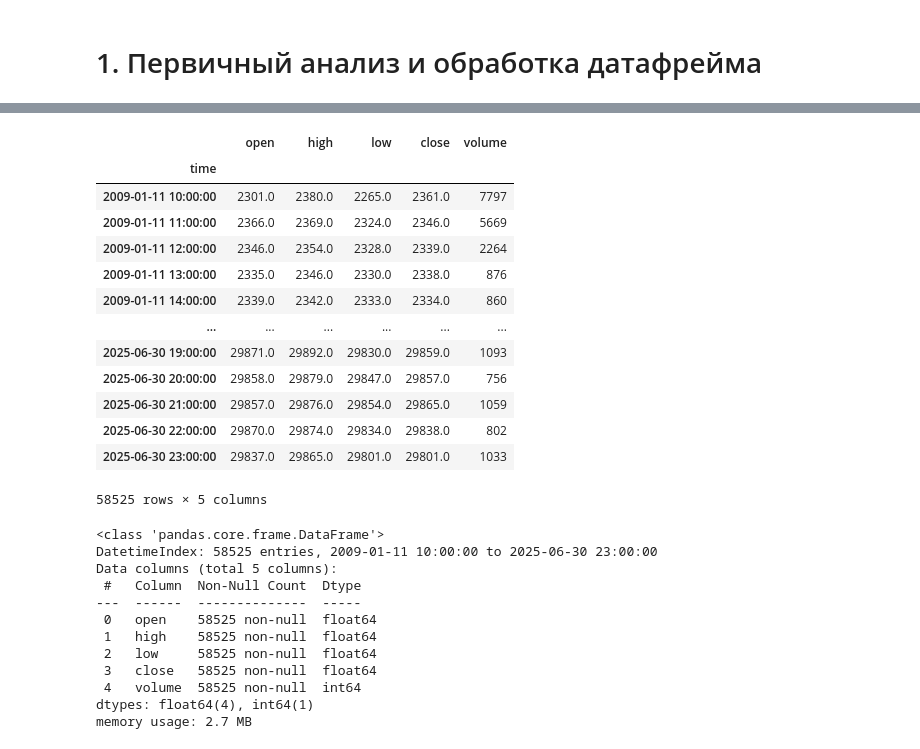
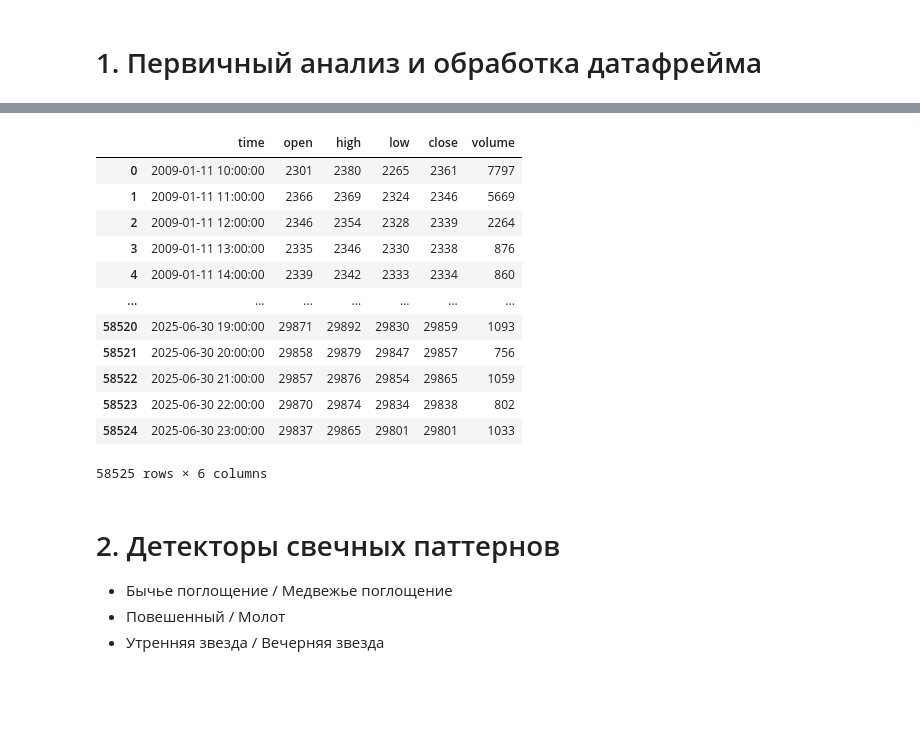
Before and after one commit to AlexKosuhin/AlgoTrading, a Jupyter notebook: Свечные паттерны/1.Обработка и детекция свечных паттернов.ipynb, the cells around one changed output, grey strips where cells are left out. Cells and saved outputs as stored; diff of their text form; code cells hidden in the pictures; blank space fills up the shorter version.

```diff
--- a/Свечные паттерны/1.Обработка и детекция свечных паттернов.ipynb
+++ b/Свечные паттерны/1.Обработка и детекция свечных паттернов.ipynb
@@ -150,18 +91,0 @@ numbers =
-# %%
-result = changes_of_data_types(sber_1h, time_index=True)
-result
-# %% [output]
-|  | open | high | low | close | volume |
-| time |  |  |  |  |  |
-| 2009-01-11 10:00:00 | 2301.0 | 2380.0 | 2265.0 | 2361.0 | 7797 |
-| 2009-01-11 11:00:00 | 2366.0 | 2369.0 | 2324.0 | 2346.0 | 5669 |
-| 2009-01-11 12:00:00 | 2346.0 | 2354.0 | 2328.0 | 2339.0 | 2264 |
-| 2009-01-11 13:00:00 | 2335.0 | 2346.0 | 2330.0 | 2338.0 | 876 |
-| 2009-01-11 14:00:00 | 2339.0 | 2342.0 | 2333.0 | 2334.0 | 860 |
-| ... | ... | ... | ... | ... | ... |
-| 2025-06-30 19:00:00 | 29871.0 | 29892.0 | 29830.0 | 29859.0 | 1093 |
-| 2025-06-30 20:00:00 | 29858.0 | 29879.0 | 29847.0 | 29857.0 | 756 |
-| 2025-06-30 21:00:00 | 29857.0 | 29876.0 | 29854.0 | 29865.0 | 1059 |
-| 2025-06-30 22:00:00 | 29870.0 | 29874.0 | 29834.0 | 29838.0 | 802 |
-| 2025-06-30 23:00:00 | 29837.0 | 29865.0 | 29801.0 | 29801.0 | 1033 |
-58525 rows × 5 columns
@@ -176,15 +91,0 @@ def changes_of_data_types(data, time_index=False):
-# %%
-sber_1h.info()
-# %% [output]
-<class 'pandas.core.frame.DataFrame'>
-DatetimeIndex: 58525 entries, 2009-01-11 10:00:00 to 2025-06-30 23:00:00
-Data columns (total 5 columns):
- #   Column  Non-Null Count  Dtype
----  ------  --------------  -----
- 0   open    58525 non-null  float64
- 1   high    58525 non-null  float64
- 2   low     58525 non-null  float64
- 3   close   58525 non-null  float64
- 4   volume  58525 non-null  int64
-dtypes: float64(4), int64(1)
-memory usage: 2.7 MB
@@ -190,0 +98,24 @@ memory usage: 2.7 MB
+# %%
+sber_1h_bad = good_dataframe(sber, '1h')
+sber_1h_bad = sber_1h_bad.reset_index()
+sber_1h = sber_type(sber_1h_bad)
+sber_1h
+# %% [output]
+|  | time | open | high | low | close | volume |
+| 0 | 2009-01-11 10:00:00 | 2301 | 2380 | 2265 | 2361 | 7797 |
+| 1 | 2009-01-11 11:00:00 | 2366 | 2369 | 2324 | 2346 | 5669 |
+| 2 | 2009-01-11 12:00:00 | 2346 | 2354 | 2328 | 2339 | 2264 |
+| 3 | 2009-01-11 13:00:00 | 2335 | 2346 | 2330 | 2338 | 876 |
+| 4 | 2009-01-11 14:00:00 | 2339 | 2342 | 2333 | 2334 | 860 |
+| ... | ... | ... | ... | ... | ... | ... |
+| 58520 | 2025-06-30 19:00:00 | 29871 | 29892 | 29830 | 29859 | 1093 |
+| 58521 | 2025-06-30 20:00:00 | 29858 | 29879 | 29847 | 29857 | 756 |
+| 58522 | 2025-06-30 21:00:00 | 29857 | 29876 | 29854 | 29865 | 1059 |
+| 58523 | 2025-06-30 22:00:00 | 29870 | 29874 | 29834 | 29838 | 802 |
+| 58524 | 2025-06-30 23:00:00 | 29837 | 29865 | 29801 | 29801 | 1033 |
+58525 rows × 6 columns
+# %% [markdown]
+# 2. Детекторы свечных паттернов
+- Бычье поглощение / Медвежье поглощение
+- Повешенный / Молот
+- Утренняя звезда / Вечерняя звезда
```
Also changed, not shown: parts of 23 cells of this notebook, 1 other file.
